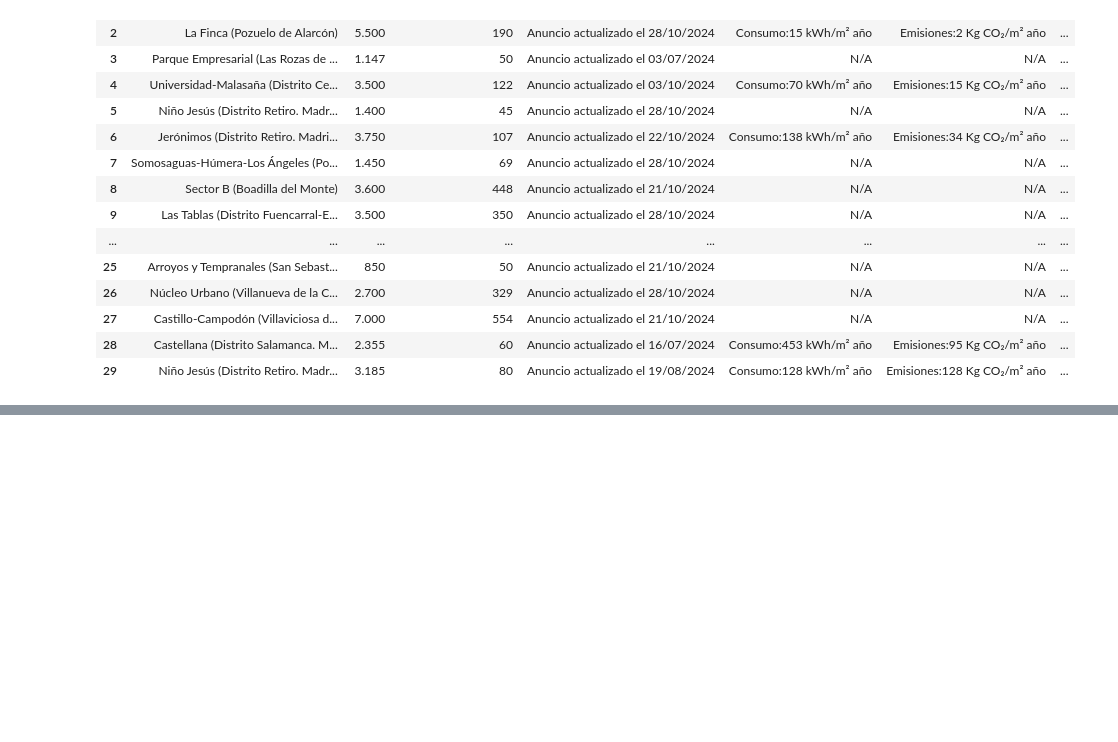
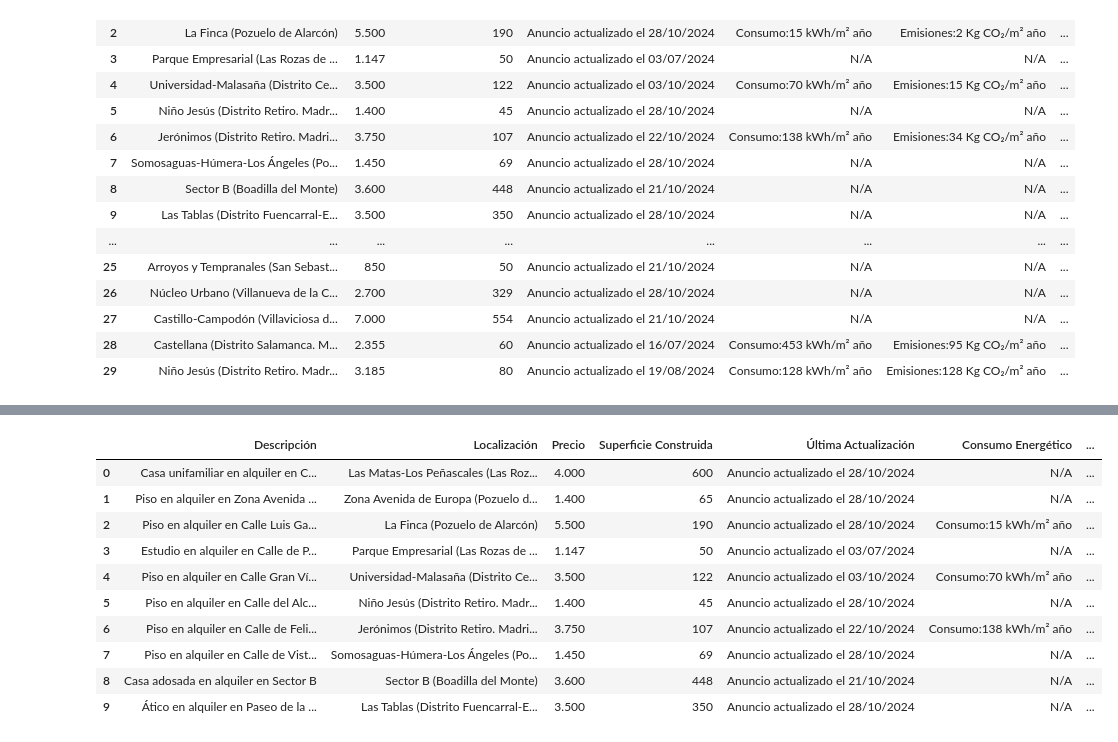
Before and after one commit to GuillePT95/proyecto-FB, a Jupyter notebook: comprobacion.ipynb, the cells around one changed output, grey strips where cells are left out. Cells and saved outputs as stored; diff of their text form; code cells hidden in the pictures; blank space fills up the shorter version.

```diff
--- a/comprobacion.ipynb
+++ b/comprobacion.ipynb
@@ -1403,0 +1583,14 @@ df
+# %%
+df2
+# %% [output]
+|  | Descripción | Localización | Precio | Superficie Construida | Última Actualización | Consumo Energético | ... |
+| 0 | Casa unifamiliar en alquiler en C... | Las Matas-Los Peñascales (Las Roz... | 4.000 | 600 | Anuncio actualizado el 28/10/2024 | N/A | ... |
+| 1 | Piso en alquiler en Zona Avenida ... | Zona Avenida de Europa (Pozuelo d... | 1.400 | 65 | Anuncio actualizado el 28/10/2024 | N/A | ... |
+| 2 | Piso en alquiler en Calle Luis Ga... | La Finca (Pozuelo de Alarcón) | 5.500 | 190 | Anuncio actualizado el 28/10/2024 | Consumo:15 kWh/m² año | ... |
+| 3 | Estudio en alquiler en Calle de P... | Parque Empresarial (Las Rozas de ... | 1.147 | 50 | Anuncio actualizado el 03/07/2024 | N/A | ... |
+| 4 | Piso en alquiler en Calle Gran Ví... | Universidad-Malasaña (Distrito Ce... | 3.500 | 122 | Anuncio actualizado el 03/10/2024 | Consumo:70 kWh/m² año | ... |
+| 5 | Piso en alquiler en Calle del Alc... | Niño Jesús (Distrito Retiro. Madr... | 1.400 | 45 | Anuncio actualizado el 28/10/2024 | N/A | ... |
+| 6 | Piso en alquiler en Calle de Feli... | Jerónimos (Distrito Retiro. Madri... | 3.750 | 107 | Anuncio actualizado el 22/10/2024 | Consumo:138 kWh/m² año | ... |
+| 7 | Piso en alquiler en Calle de Vist... | Somosaguas-Húmera-Los Ángeles (Po... | 1.450 | 69 | Anuncio actualizado el 28/10/2024 | N/A | ... |
+| 8 | Casa adosada en alquiler en Sector B | Sector B (Boadilla del Monte) | 3.600 | 448 | Anuncio actualizado el 21/10/2024 | N/A | ... |
+| 9 | Ático en alquiler en Paseo de la ... | Las Tablas (Distrito Fuencarral-E... | 3.500 | 350 | Anuncio actualizado el 28/10/2024 | N/A | ... |
```
Also changed, not shown: parts of 3 cells of this notebook.
